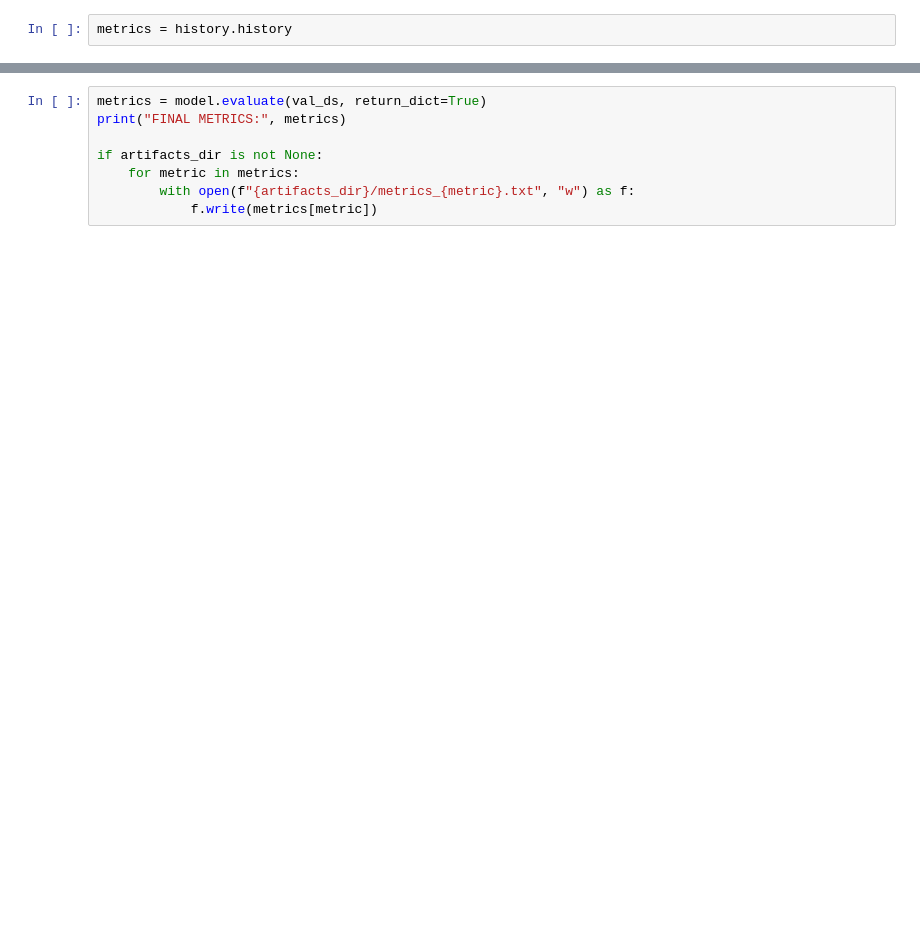
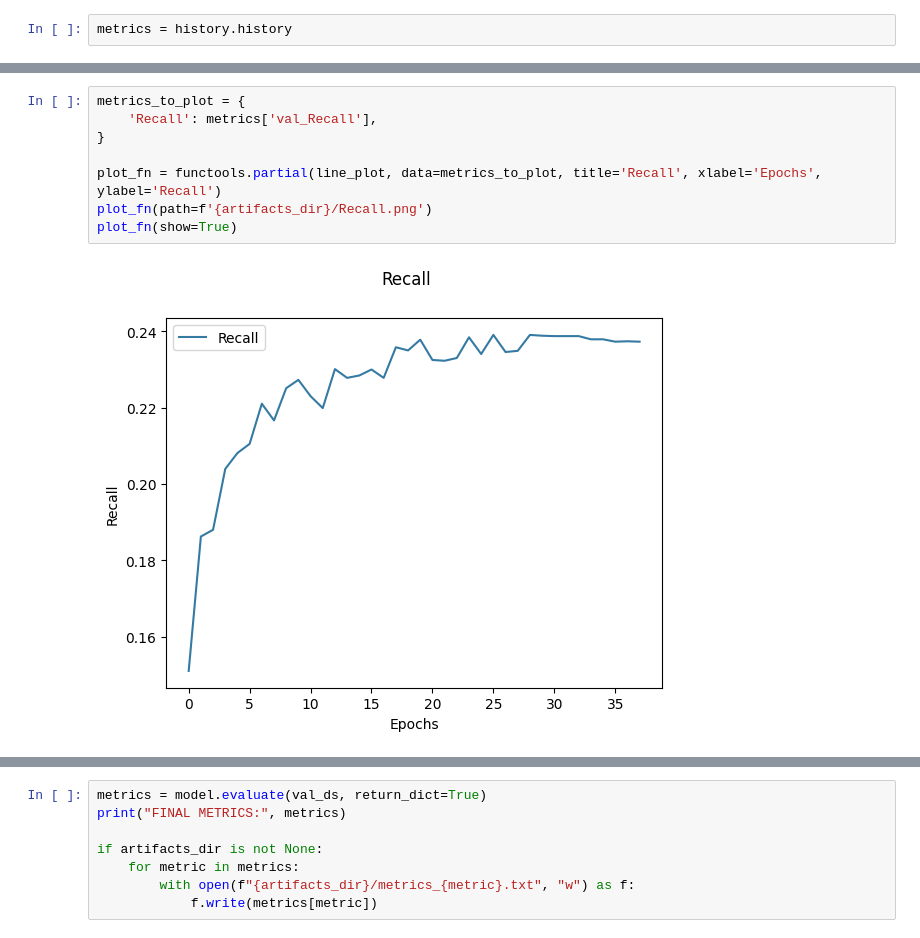
Before and after one commit to LukeWood/em-loader, a Jupyter notebook: notebooks/train.ipynb, the cells around one changed output, grey strips where cells are left out. Drawn from its saved outputs; the diff is of its cells as text; blank space fills up the shorter version.

```diff
--- a/notebooks/train.ipynb
+++ b/notebooks/train.ipynb
@@ -193,0 +266,10 @@ metrics_to_plot = {
+# %%
+metrics_to_plot = {
+    'Recall': metrics['val_Recall'],
+}
+
+plot_fn = functools.partial(line_plot, data=metrics_to_plot, title='Recall', xlabel='Epochs', ylabel='Recall')
+plot_fn(path=f'{artifacts_dir}/Recall.png')
+plot_fn(show=True)
+# %% [output]
+[figure, added]
```
Also changed, not shown: parts of 14 cells of this notebook, 8 other files.
